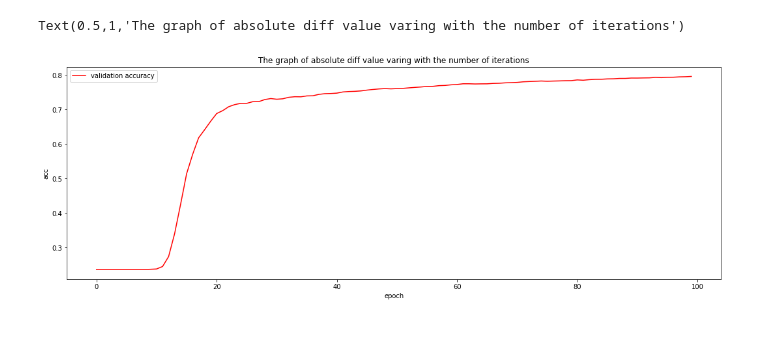
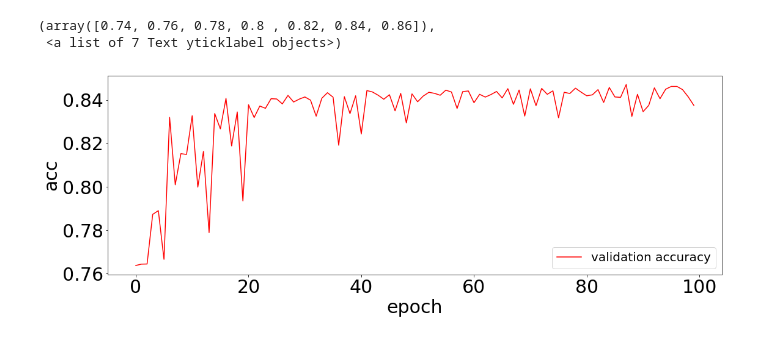
Before and after one commit to zedom1/Class_Project, a Jupyter notebook: Machine Learning Lab/Lab2/ClassificationExperiment_SVM.ipynb, the cells around one changed output. Saved outputs shown, nothing was run; the diff lists cells and outputs as text; code cells hidden in the pictures.

```diff
--- a/Machine Learning Lab/Lab2/ClassificationExperiment_SVM.ipynb
+++ b/Machine Learning Lab/Lab2/ClassificationExperiment_SVM.ipynb
@@ -52,9 +58,24 @@ def getLoss(predict, label):
 # %%
 for epoch in range(max_epoch):
 
+    # select a batch from training set
+    choice_index = np.random.choice(n_samples, batch_size)
+    selected_y = y_train[choice_index]
+    selected_X = X_train[choice_index]
+    selected_predict = predict(selected_X)
+
+    # update parameters
+    sub_g = np.where(1-selected_y*selected_predict>=0, -selected_y*selected_X, 0)
+    G = np.sum(sub_g, axis=0)*C # calculate the gradient
+    G = G.reshape(-1,1)
+    w_copy = np.copy(w)
+    w_copy[-1] = 0
+    G += w_copy
+    G = -G
+    w += learning_rate * G  # update the parameters
+
     # predict and get train loss
-    pre = predict(X_train)
-    loss_train = getLoss(pre, y_train)
+    loss_train = getLoss(selected_predict, selected_y)
     losses_train.append(loss_train)
 
     # predict and get test loss
@@ -67,18 +88,7 @@ for epoch in range(max_epoch):
     acc = np.mean(test_pre==y_test)
     val_acc.append(acc)
 
-    # update parameters
-    choice_index = np.random.choice(n_samples, batch_size)
-    selected_predict = pre[choice_index]
-    selected_y = y_train[choice_index]
-    selected_X = X_train[choice_index]
-
-    sub_g = np.where(1-selected_y*selected_predict>=0, -selected_y*selected_X, 0)
-    G = np.sum(sub_g, axis=0)*C # calculate the gradient
-    G = G.reshape(-1,1)
-    w_copy = np.copy(w)
-    w_copy[-1] = 0
-    G += w_copy
-    G = -G
-    w += learning_rate * G  # update the parameters
+    #acc_zeros.append(acc)
+    #acc_random.append(acc)
+    acc_normal.append(acc)
 # %%
@@ -103,12 +131,14 @@ Text(0.5,1,'The graph of absolute diff value varing with the number of iteration
 # %%
 %matplotlib inline
 
 plt.figure(figsize=(18, 6))
 plt.plot(val_acc, "-", color="r", label="validation accuracy")
-plt.xlabel("epoch")
-plt.ylabel("acc")
-plt.legend()
-plt.title("The graph of test accuracy varing with the number of iterations")
+plt.xlabel("epoch",fontsize=30)
+plt.ylabel("acc",fontsize=30)
+plt.legend(fontsize=20)
+plt.xticks(fontsize=30)
+plt.yticks(fontsize=30)
 # %% [output]
-Text(0.5,1,'The graph of absolute diff value varing with the number of iterations')
+(array([0.74, 0.76, 0.78, 0.8 , 0.82, 0.84, 0.86]),
+ <a list of 7 Text yticklabel objects>)
-[figure, old version]
+[figure, new version]
```
Also changed, not shown: parts of 10 cells of this notebook, 42 other files.
